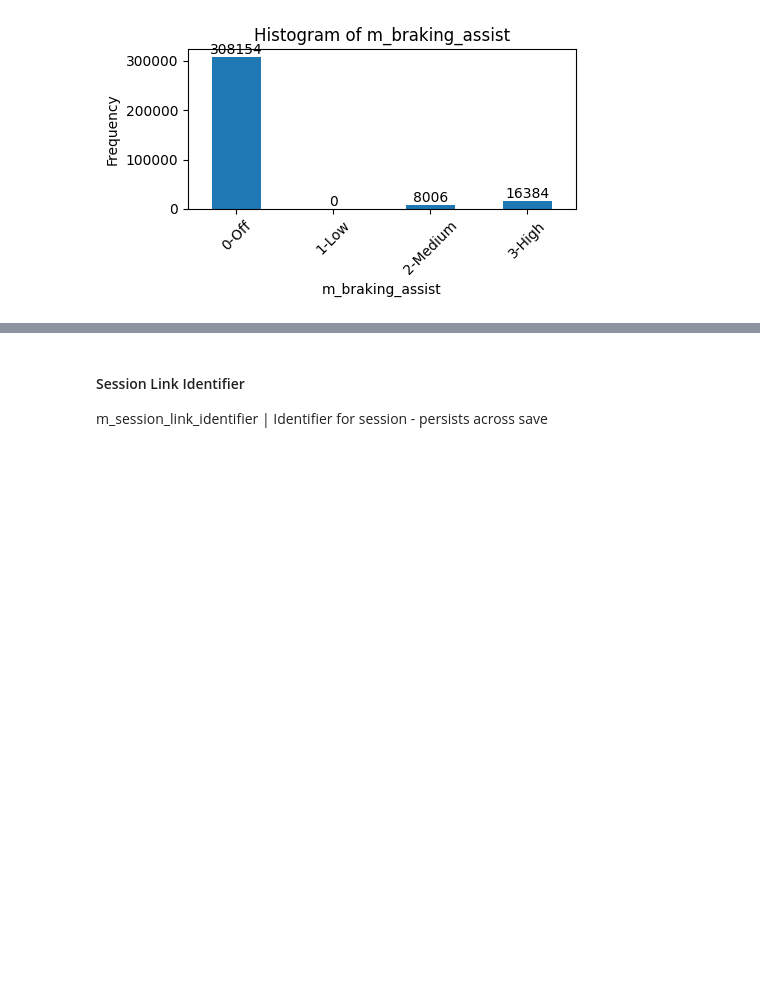
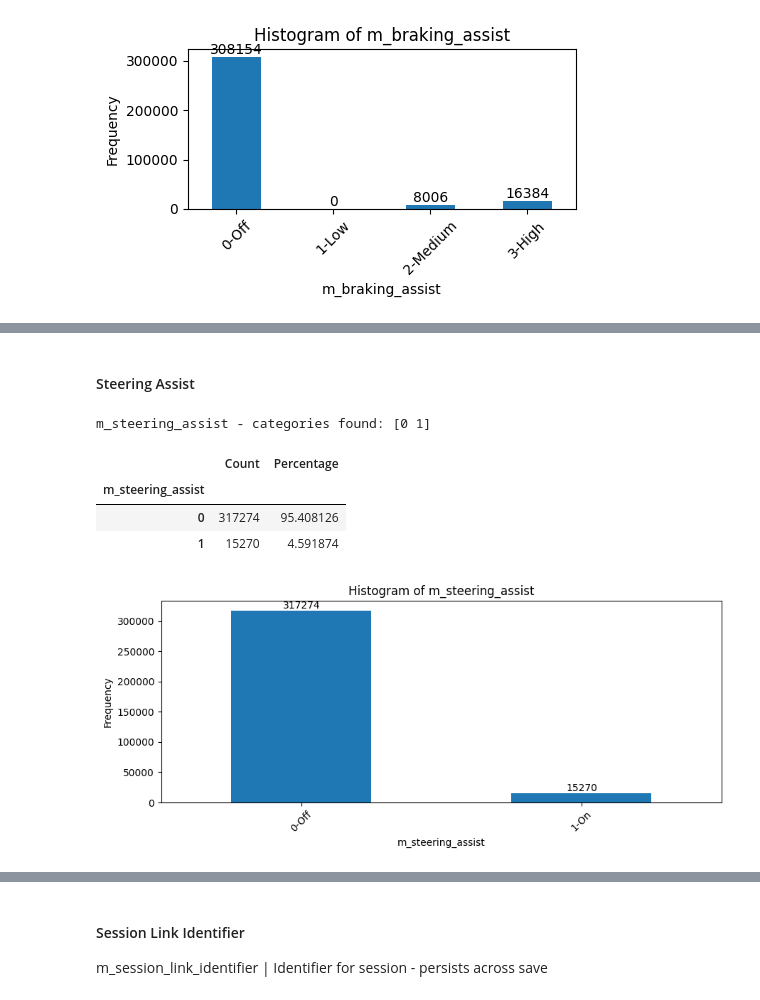
Before and after one commit to omanar1/usable_ai, a Jupyter notebook: Homework/HW5_assignment_m05_eda_Ricardo OMANA.ipynb, the cells around one changed output, grey strips where cells are left out. Cells and saved outputs as stored; diff of their text form; code cells hidden in the pictures; blank space fills up the shorter version.

```diff
--- a/Homework/HW5_assignment_m05_eda_Ricardo OMANA.ipynb
+++ b/Homework/HW5_assignment_m05_eda_Ricardo OMANA.ipynb
@@ -638,0 +706,17 @@ m_braking_assist - categories found: [0 2 3]
+# %% [markdown]
+#### Steering Assist ####
+# %%
+# Define category mapping
+category_mapping = {
+    0: "0-Off",
+    1: "1-On",
+}
+
+bar_plot(df_weather,'m_steering_assist',category_mapping)
+# %% [output]
+m_steering_assist - categories found: [0 1]
+|  | Count | Percentage |
+| m_steering_assist |  |  |
+| 0 | 317274 | 95.408126 |
+| 1 | 15270 | 4.591874 |
+[figure, added]
```
Also changed, not shown: parts of 77 cells of this notebook.
